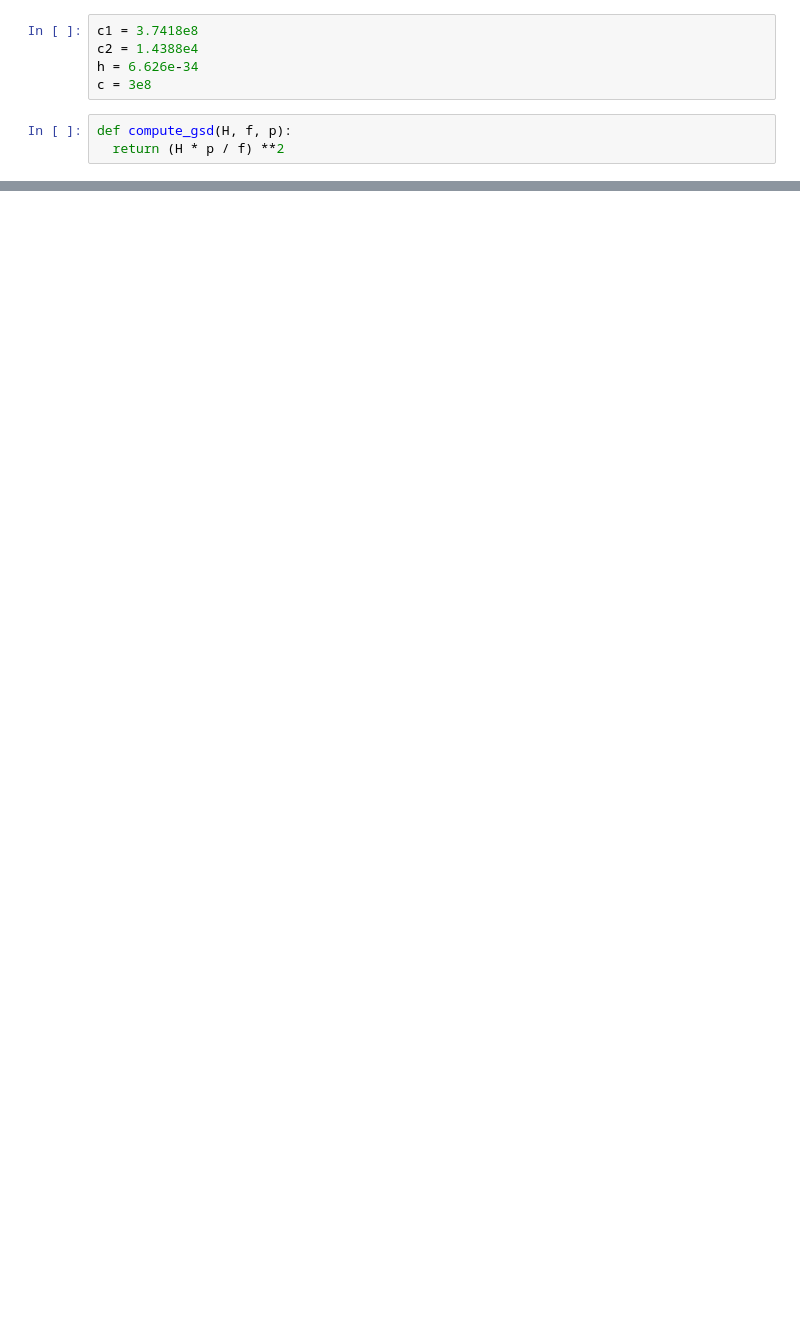
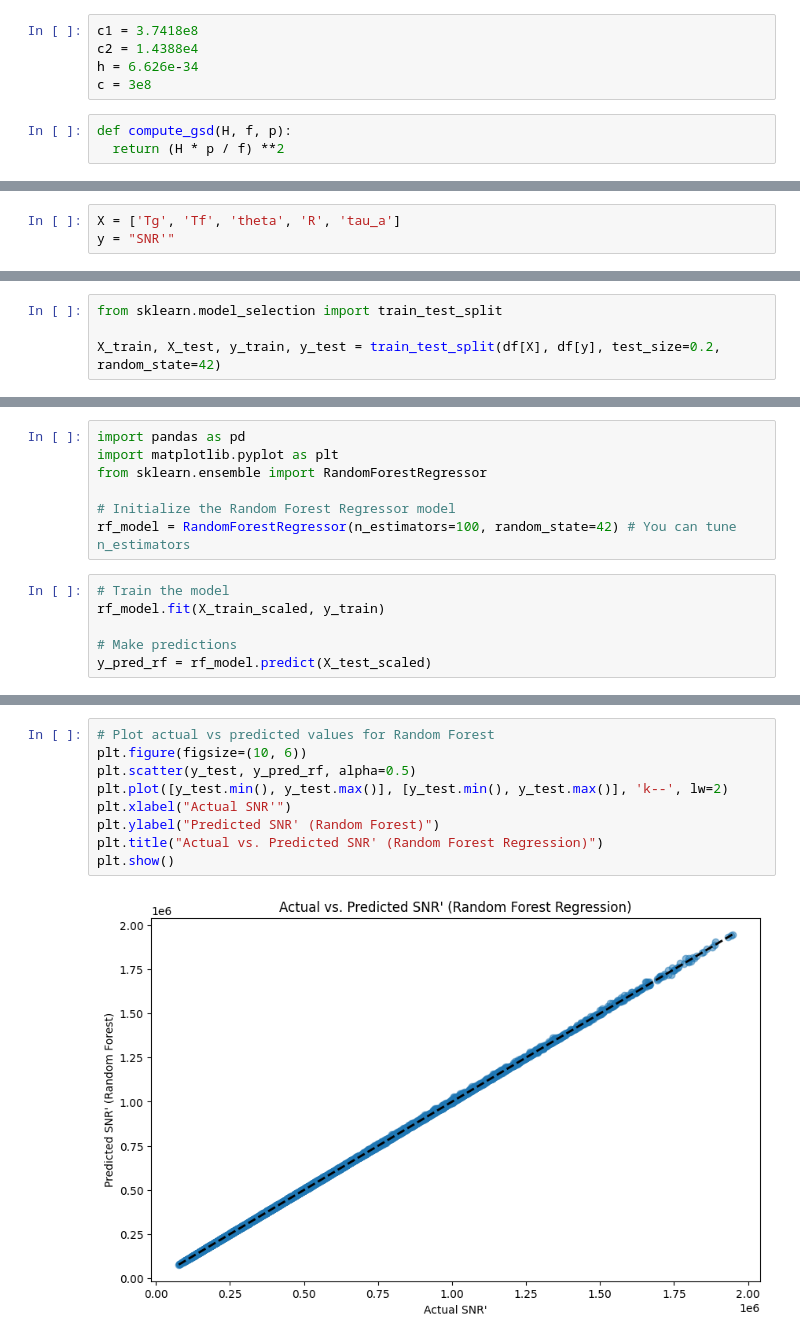
Before and after one commit to FaridRash/IGNIS, a Jupyter notebook: Notebooks/ML/ML_SNR.ipynb, the cells around one changed output, grey strips where cells are left out. Cells and saved outputs as stored; diff of their text form; blank space fills up the shorter version.

```diff
--- a/Notebooks/ML/ML_SNR.ipynb
+++ b/Notebooks/ML/ML_SNR.ipynb
@@ -74,0 +136,3 @@ def compute_wighted_snr(Tg,Tf, theta_deg, R, tau_a):
+# %%
+X = ['Tg', 'Tf', 'theta', 'R', 'tau_a']
+y = "SNR'"
@@ -74,0 +149,4 @@ def compute_wighted_snr(Tg,Tf, theta_deg, R, tau_a):
+# %%
+from sklearn.model_selection import train_test_split
+
+X_train, X_test, y_train, y_test = train_test_split(df[X], df[y], test_size=0.2, random_state=42)
@@ -74,0 +250,13 @@ def compute_wighted_snr(Tg,Tf, theta_deg, R, tau_a):
+# %%
+import pandas as pd
+import matplotlib.pyplot as plt
+from sklearn.ensemble import RandomForestRegressor
+
+# Initialize the Random Forest Regressor model
+rf_model = RandomForestRegressor(n_estimators=100, random_state=42) # You can tune n_estimators
+# %%
+# Train the model
+rf_model.fit(X_train_scaled, y_train)
+
+# Make predictions
+y_pred_rf = rf_model.predict(X_test_scaled)
@@ -74,0 +288,11 @@ def compute_wighted_snr(Tg,Tf, theta_deg, R, tau_a):
+# %%
+# Plot actual vs predicted values for Random Forest
+plt.figure(figsize=(10, 6))
+plt.scatter(y_test, y_pred_rf, alpha=0.5)
+plt.plot([y_test.min(), y_test.max()], [y_test.min(), y_test.max()], 'k--', lw=2)
+plt.xlabel("Actual SNR'")
+plt.ylabel("Predicted SNR' (Random Forest)")
+plt.title("Actual vs. Predicted SNR' (Random Forest Regression)")
+plt.show()
+# %% [output]
+[figure, added]
```
Also changed, not shown: parts of 16 cells of this notebook.
